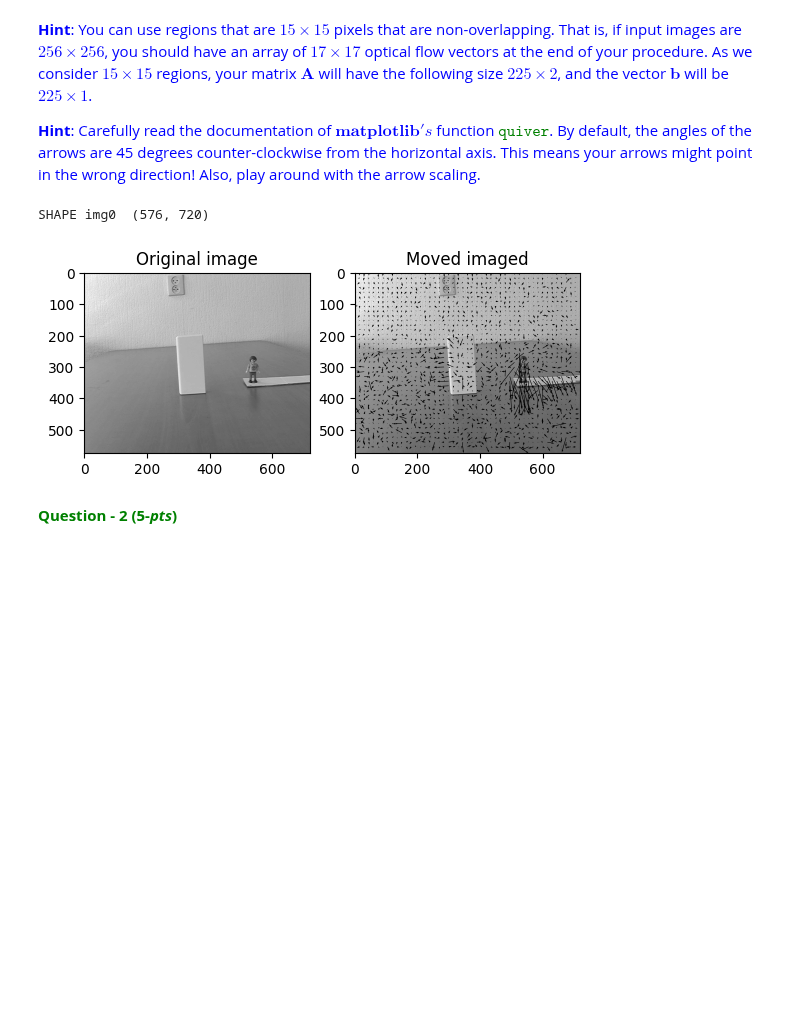
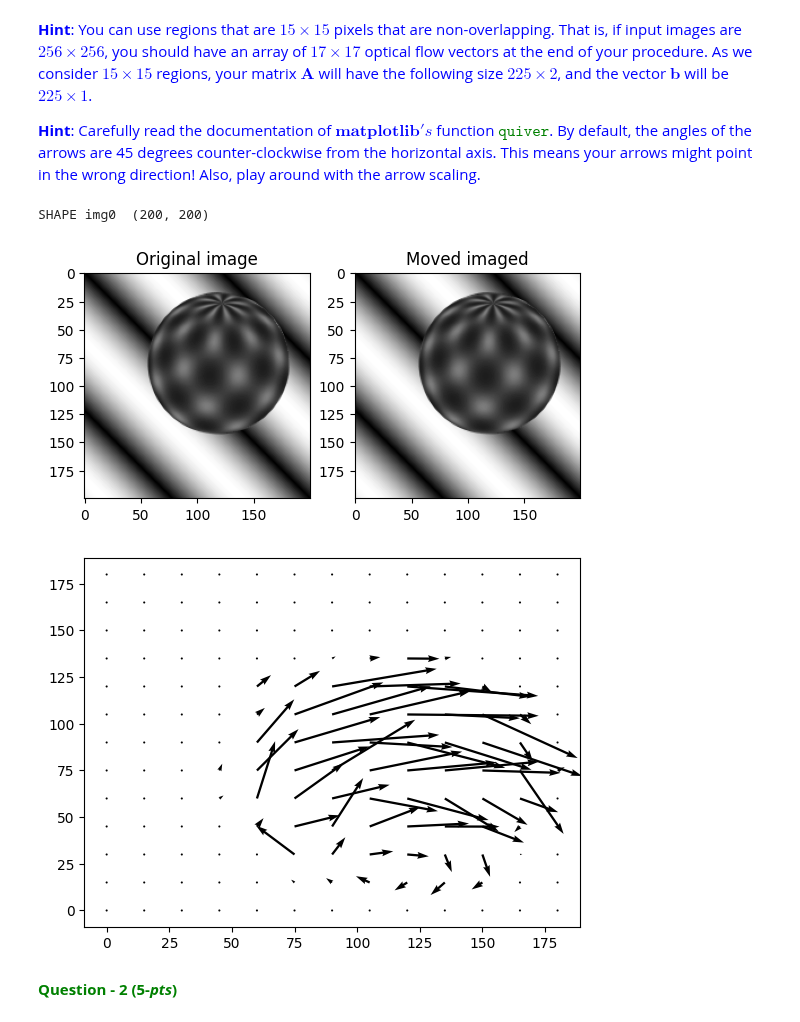
Before and after one commit to kerkeruil/CV1_lab3, a Jupyter notebook: Lab_Assignment3.ipynb, the cells around one changed output. Drawn from its saved outputs; the diff is of its cells as text; code cells hidden in the pictures; blank space fills up the shorter version.

```diff
--- a/Lab_Assignment3.ipynb
+++ b/Lab_Assignment3.ipynb
@@ -372,6 +372,7 @@ def create_matrices(img_split_original_x, img_split_original_y, img_split_deriva
 #       Check if inverse exists first.`
         if np.linalg.det(A.T @ A) != 0:
             v = np.linalg.inv(A.T @ A) @ A.T @ b
+
         else:
             v = np.array([0,0])
 
@@ -381,7 +382,7 @@ def create_matrices(img_split_original_x, img_split_original_y, img_split_deriva
 
 def estimate_optical_flow(img0, img1, region_size, visualize=True):
     # Convert to grayscale?
-    img2 = img0-img1
+    img2 = img1-img0
 
     # Split image in regions
     img0_x = signal.convolve2d(img0, np.array([[-1,0,1]]), mode="same")
@@ -400,57 +401,51 @@ def estimate_optical_flow(img0, img1, region_size, visualize=True):
     m_regions = img0.shape[1]//region_size
 
 
-    x,y = np.meshgrid(np.arange(0, n_regions*region_size, region_size), np.arange(0, m_regions*region_size, region_size))
-    x_dir = gradients[:,0].reshape(n_regions, m_regions).T
-    y_dir = gradients[:,1].reshape(n_regions, m_regions).T
-
-#     print("xshape", x.shape)
-#     print("yshape", y.shape)
-#     print(x)
-#     print()
-#     print(y)
-#     print("xdir", x_dir.shape)
-#     print("ydir", y_dir.shape)
+    x,y = np.meshgrid(np.arange(0, m_regions*region_size, region_size), np.arange(0, n_regions*region_size, region_size))
+    x_dir = gradients[:,0].reshape(n_regions, m_regions)
+    y_dir = gradients[:,1].reshape(n_regions, m_regions)
 
     if visualize:
         plot_images([img0, img1], ["Original image", "Moved imaged"], 1, 2)
-        plt.quiver(y, x, y_dir, x_dir, angles="xy")
+        plt.show()
+        plt.quiver(x,y, x_dir, y_dir, angles="xy")
         plt.show()
 
     return x, y, x_dir, y_dir
 # %%
 def print_optical_flow(img_name0, img_name1, regions_size):
     # Load in images
     path = "data/"
 
     img0 = cv2.imread(path + img_name0)
     img1 = cv2.imread(path + img_name1)
 
     img0 = cv2.cvtColor(img0, cv2.COLOR_BGR2GRAY).astype('float32')
     img1 = cv2.cvtColor(img1, cv2.COLOR_BGR2GRAY).astype('float32')
 
     print("SHAPE img0 ", img0.shape)
     _ = estimate_optical_flow(img0, img1, region_size)
 
 
 # Set variables
 sph1 = "sphere1.ppm"
 sph2 = "sphere2.ppm"
 
 syn1 = "synth1.pgm"
 syn2 = "synth2.pgm"
 
 mon1 = "monkaa1.png"
 mon2 = "monkaa2.png"
 region_size = 15
 
-# print_optical_flow(sph1, sph2, region_size)
+print_optical_flow(sph1, sph2, region_size)
 # print_optical_flow(syn1, syn2, region_size)
 # print_optical_flow(mon1, mon2, region_size)
-print_optical_flow("toy/00000001.jpg", "toy/00000002.jpg", region_size)
+# print_optical_flow("toy/00000001.jpg", "toy/00000002.jpg", region_size)
 # %% [output]
-SHAPE img0  (576, 720)
+SHAPE img0  (200, 200)
-[figure, old version]
+[figure, new version]
+[figure, added]
 # %% [markdown]
 **<font color=green > Question - 2 (5-*pts*)**
 # %% [markdown]
```
Also changed, not shown: parts of 2 cells of this notebook.
